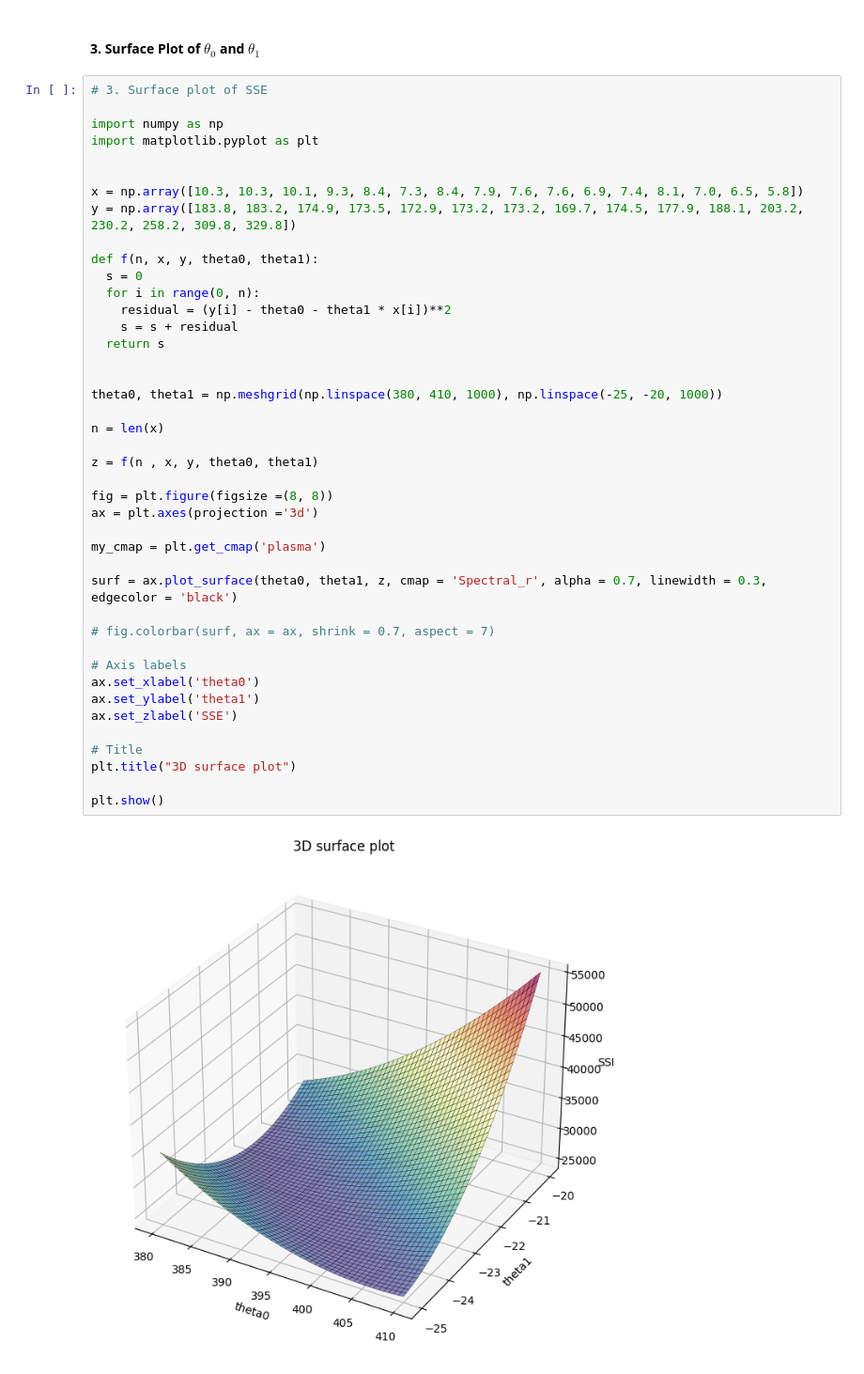
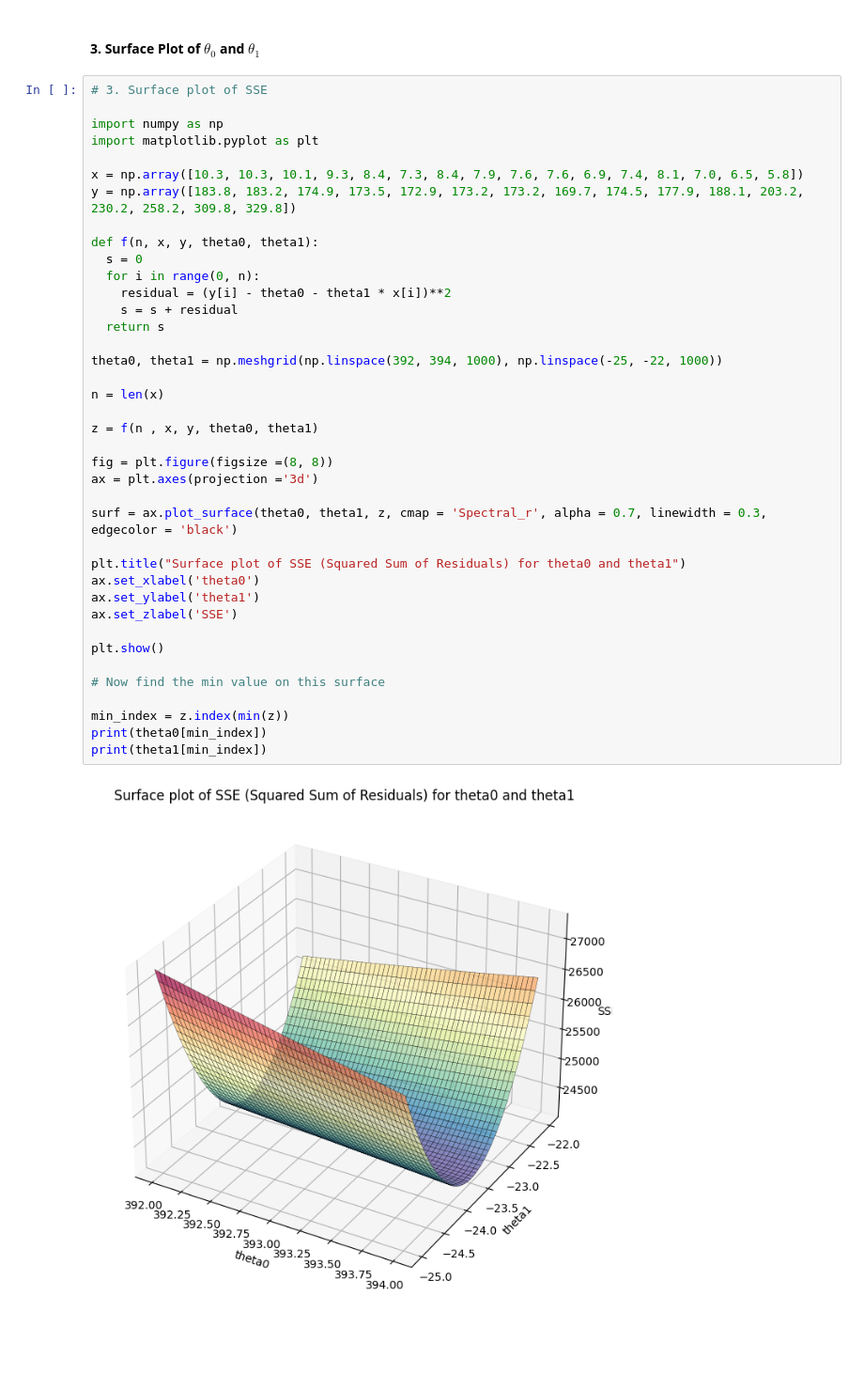
Before and after one commit to samtaba/Statistics, a Jupyter notebook: Linear_Regression.ipynb, the cells around one changed output. Shown at 94% size. Drawn from its saved outputs; the diff is of its cells as text; blank space fills up the shorter version.

```diff
--- a/Linear_Regression.ipynb
+++ b/Linear_Regression.ipynb
@@ -489,42 +489,39 @@ The minima matches with the value we obtained from the linear regression formula
 
 import numpy as np
 import matplotlib.pyplot as plt
-
 
 x = np.array([10.3, 10.3, 10.1, 9.3, 8.4, 7.3, 8.4, 7.9, 7.6, 7.6, 6.9, 7.4, 8.1, 7.0, 6.5, 5.8])
 y = np.array([183.8, 183.2, 174.9, 173.5, 172.9, 173.2, 173.2, 169.7, 174.5, 177.9, 188.1, 203.2, 230.2, 258.2, 309.8, 329.8])
 
 def f(n, x, y, theta0, theta1):
   s = 0
   for i in range(0, n):
     residual = (y[i] - theta0 - theta1 * x[i])**2
     s = s + residual
   return s
 
-
-theta0, theta1 = np.meshgrid(np.linspace(380, 410, 1000), np.linspace(-25, -20, 1000))
+theta0, theta1 = np.meshgrid(np.linspace(392, 394, 1000), np.linspace(-25, -22, 1000))
 
 n = len(x)
 
 z = f(n , x, y, theta0, theta1)
 
 fig = plt.figure(figsize =(8, 8))
 ax = plt.axes(projection ='3d')
 
-my_cmap = plt.get_cmap('plasma')
-
 surf = ax.plot_surface(theta0, theta1, z, cmap = 'Spectral_r', alpha = 0.7, linewidth = 0.3, edgecolor = 'black')
 
-# fig.colorbar(surf, ax = ax, shrink = 0.7, aspect = 7)
-
-# Axis labels
+plt.title("Surface plot of SSE (Squared Sum of Residuals) for theta0 and theta1")
 ax.set_xlabel('theta0')
 ax.set_ylabel('theta1')
 ax.set_zlabel('SSE')
 
-# Title
-plt.title("3D surface plot")
+plt.show()
 
-plt.show()
+# Now find the min value on this surface
+
+min_index = z.index(min(z))
+print(theta0[min_index])
+print(theta1[min_index])
 # %% [output]
-[figure, old version]
+[figure, new version]
```
Also changed, not shown: parts of 7 cells of this notebook.
